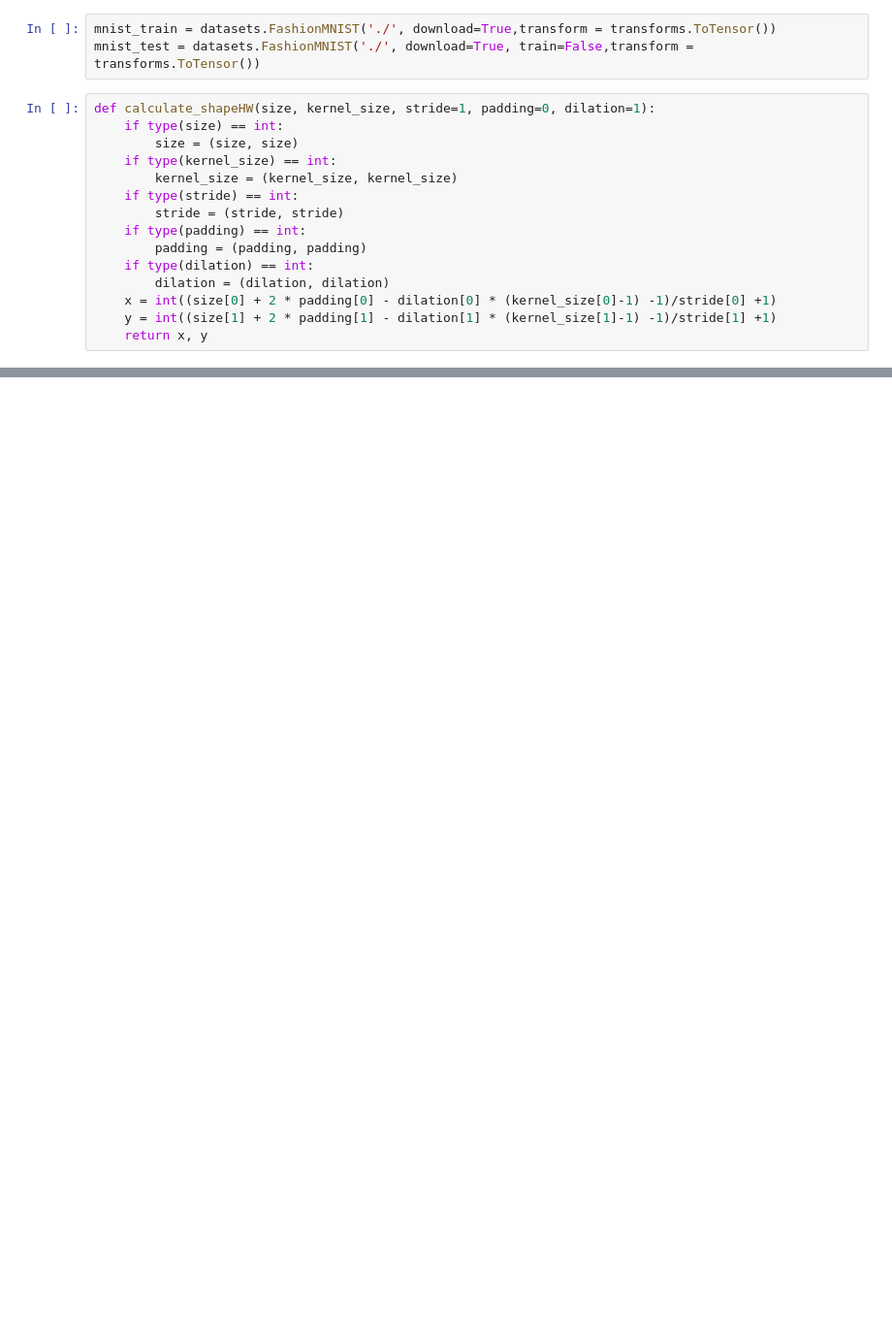
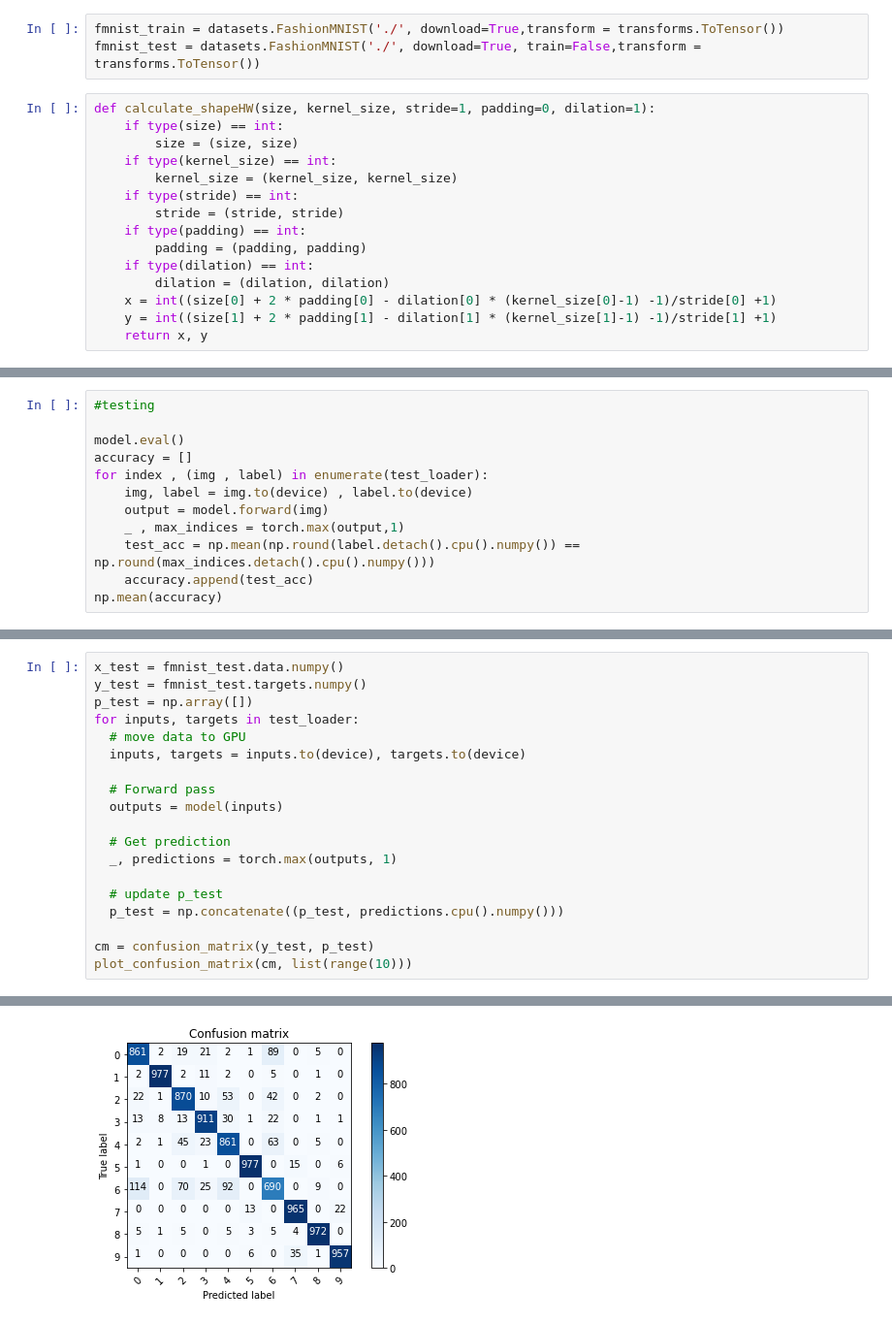
Before and after one commit to phoon884/ml, a Jupyter notebook: lesson/mnist/CNN.ipynb, the cells around one changed output, grey strips where cells are left out. Shown at 97% size. Drawn from its saved outputs; the diff is of its cells as text; blank space fills up the shorter version.

```diff
--- a/lesson/mnist/CNN.ipynb
+++ b/lesson/mnist/CNN.ipynb
@@ -9,6 +10,6 @@ from torchvision import transforms
 # %%
-mnist_train = datasets.FashionMNIST('./', download=True,transform = transforms.ToTensor())
-mnist_test = datasets.FashionMNIST('./', download=True, train=False,transform = transforms.ToTensor())
+fmnist_train = datasets.FashionMNIST('./', download=True,transform = transforms.ToTensor())
+fmnist_test = datasets.FashionMNIST('./', download=True, train=False,transform = transforms.ToTensor())
 # %%
 def calculate_shapeHW(size, kernel_size, stride=1, padding=0, dilation=1):
     if type(size) == int:
@@ -57,0 +179,12 @@ True
+# %%
+#testing
+
+model.eval()
+accuracy = []
+for index , (img , label) in enumerate(test_loader):
+    img, label = img.to(device) , label.to(device)
+    output = model.forward(img)
+    _ , max_indices = torch.max(output,1)
+    test_acc = np.mean(np.round(label.detach().cpu().numpy()) == np.round(max_indices.detach().cpu().numpy()))
+    accuracy.append(test_acc)
+np.mean(accuracy)
@@ -57,0 +231,20 @@ True
+# %%
+x_test = fmnist_test.data.numpy()
+y_test = fmnist_test.targets.numpy()
+p_test = np.array([])
+for inputs, targets in test_loader:
+  # move data to GPU
+  inputs, targets = inputs.to(device), targets.to(device)
+
+  # Forward pass
+  outputs = model(inputs)
+
+  # Get prediction
+  _, predictions = torch.max(outputs, 1)
+
+  # update p_test
+  p_test = np.concatenate((p_test, predictions.cpu().numpy()))
+
+cm = confusion_matrix(y_test, p_test)
+plot_confusion_matrix(cm, list(range(10)))
+# %% [output]
@@ -57,0 +262 @@ True
+[figure, added]
```
Also changed, not shown: parts of 12 cells of this notebook, 2 other files.
